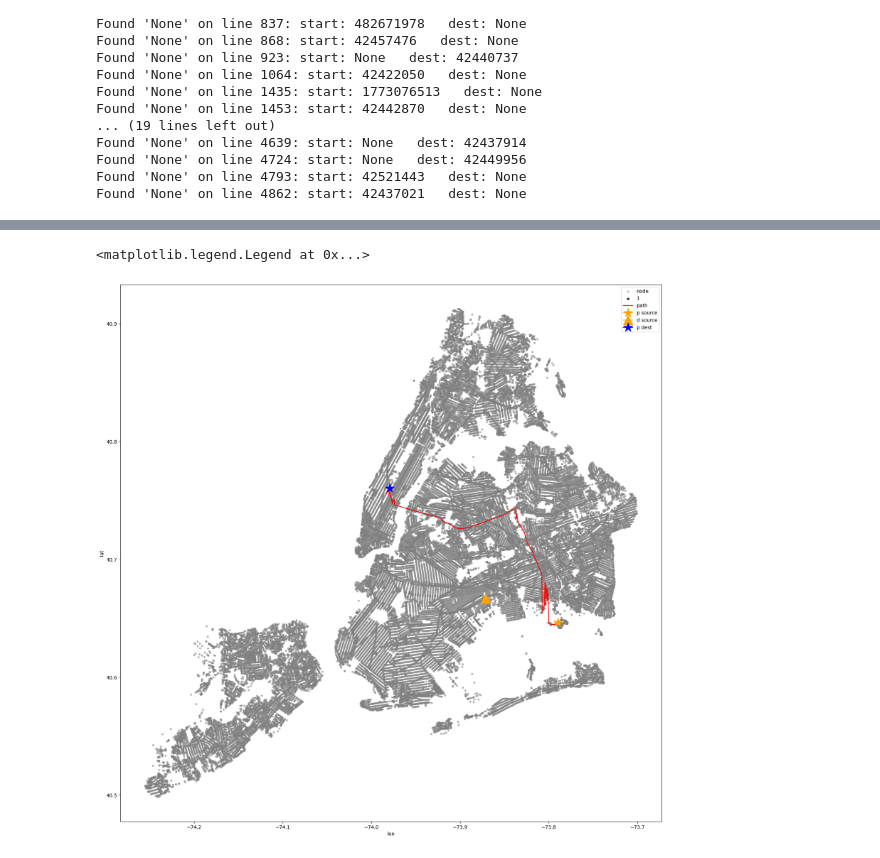
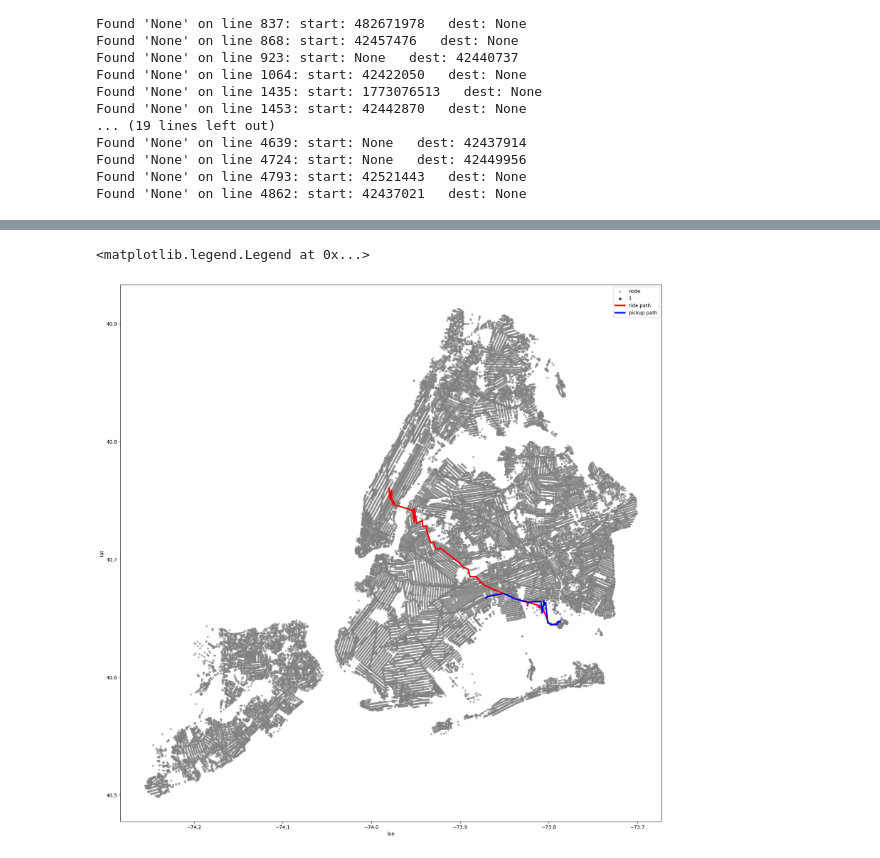
Before and after one commit to dmorales024/NotUber, a Jupyter notebook: task4.ipynb, the cells around one changed output, grey strips where cells are left out. Drawn from its saved outputs; the diff is of its cells as text; code cells hidden in the pictures.

```diff
--- a/task4.ipynb
+++ b/task4.ipynb
@@ -284,6 +310,8 @@ with open(f'{cwd}/passengers.csv', 'r') as csvfile:
     reader_variable = csv.reader(csvfile, delimiter=",")
     first_line = csvfile.readline()
     for index, row in enumerate(reader_variable):
+        if index > 1000:
+            break
         p = passenger(index, row[0], float(row[1]), float(row[2]), float(row[3]), float(row[4]))
         passenger_q.append((p.appear, p.idx, p))
 # %%
@@ -337,6 +365,8 @@ with open(f'{cwd}/drivers.csv', 'r') as csvfile:
     reader_variable = csv.reader(csvfile, delimiter=",")
     first_line = csvfile.readline()
     for index, row in enumerate(reader_variable):
+        if index > 1:
+            break
         d = driver(index, row[0], float(row[1]), float(row[2]))
         driver_q.append((d.appear, d.idx, d))
 
@@ -366,6 +408 @@ with open(file_path, 'w') as file:
 Single passenger and single driver
-# %%
-#test passenger
-p1_test = passengers.iloc[0,:]
-p1 = passenger(p1_test['Date/Time'], p1_test['Source Lat'], p1_test['Source Lon'], p1_test['Dest Lat'], p1_test['Dest Lon'])
-print(vars(p1))
@@ -374,5 +408,0 @@ print(vars(p1))
-# %%
-#test driver
-d1_test = drivers.iloc[0,:]
-d1 = driver(d1_test['Date/Time'], d1_test['Source Lat'], d1_test['Source Lon'])
-print(vars(d1))
@@ -403,12 +473,13 @@ path trajectory:
 # %%
 #plot nodes and path coords
 plt.figure(figsize=(20, 20))
 sns.scatterplot(nodes_df, x='lon', y='lat', size=1, alpha=0.6, linewidth=0, label='node', color='grey')
-sns.lineplot(path_coords, x='lon', y='lat', color='red', alpha=1, label='path')
-plt.plot([p1.source[1]], [p1.source[0]], marker='*', color='orange', markersize=20, label='p source')
-plt.plot([d1.source[1]], [d1.source[0]], marker='^', color='orange', markersize=20, label='d source')
-plt.plot([p1.dest[1]], [p1.dest[0]], marker='*', color='blue', markersize=20, label='p dest')
+sns.lineplot(path_coords, x='lon', y='lat', color='red', alpha=1, label='ride path', lw=3)
+sns.lineplot(pickup_path_coords, x='lon', y='lat', color='blue', alpha=1, label='pickup path', lw=3)
+#plt.plot([p1.source[1]], [p1.source[0]], marker='*', color='orange', markersize=20, label='p source')
+#plt.plot([d1.source[1]], [d1.source[0]], marker='^', color='orange', markersize=20, label='d source')
+# plt.plot([p1.dest[1]], [p1.dest[0]], marker='*', color='blue', markersize=20, label='p dest')
 plt.legend()
 # %% [output]
 <matplotlib.legend.Legend at 0x...>
-[figure, old version]
+[figure, new version]
```
Also changed, not shown: parts of 18 cells of this notebook, 1 other file.
